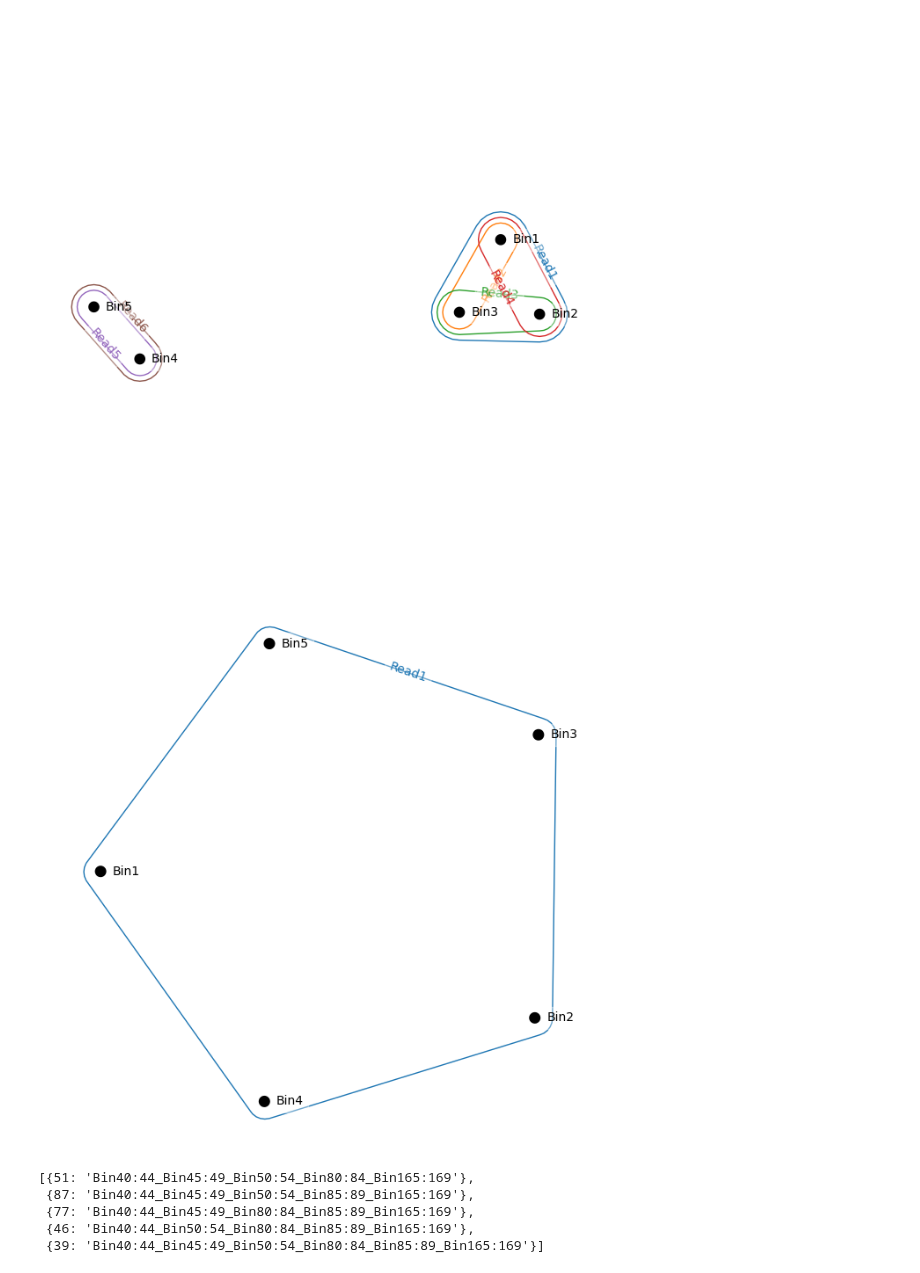
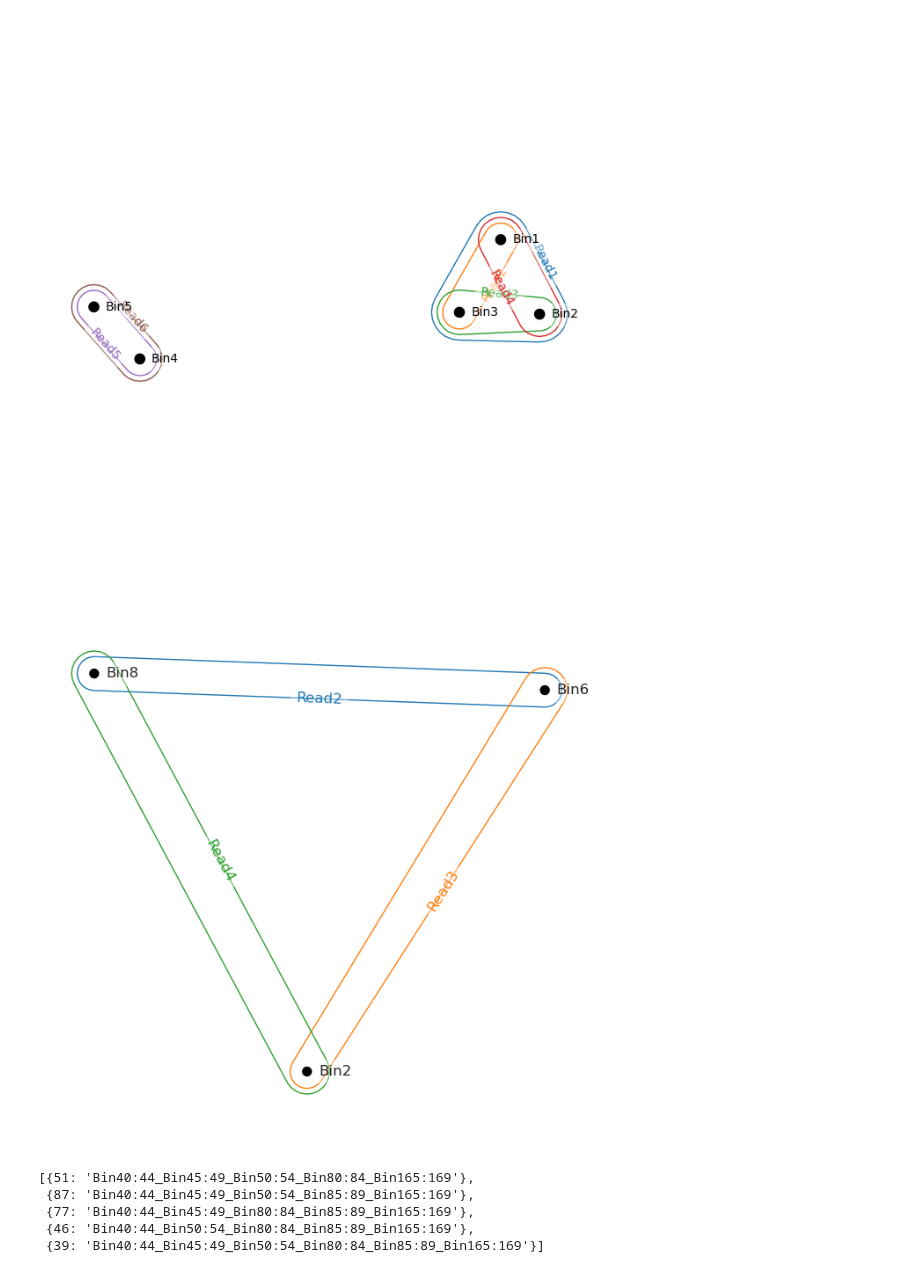
Before and after one commit to noush-joglekar/sporeC_prelim, a Jupyter notebook: scripts/jupyterNB/generatePoreC_fromChains.ipynb, the cells around one changed output. Cells and saved outputs as stored; diff of their text form; code cells hidden in the pictures.

```diff
--- a/scripts/jupyterNB/generatePoreC_fromChains.ipynb
+++ b/scripts/jupyterNB/generatePoreC_fromChains.ipynb
@@ -653,13 +653,13 @@ hnx.draw(H)
 # %% [output]
 [figure]
 # %%
-tmpDF2 = pd.DataFrame({'Read1':[1,1,1,1,1]},
-    index=['Bin1','Bin2','Bin3','Bin4','Bin5'])
+tmpDF2 = pd.DataFrame({'Read2':[0,1,1],'Read3':[1,1,0],'Read4':[1,0,1]},
+    index=['Bin2','Bin6','Bin8'])
 
 H2 = hnx.Hypergraph.from_incidence_dataframe(tmpDF2)
 hnx.draw(H2)
 # %% [output]
-[figure, old version]
+[figure, new version]
 # %%
 [{i:n[l.index(i)]} for i in l if i <= 100]
 # %% [output]
```
Also changed, not shown: parts of 8 cells of this notebook, 4 other files.
